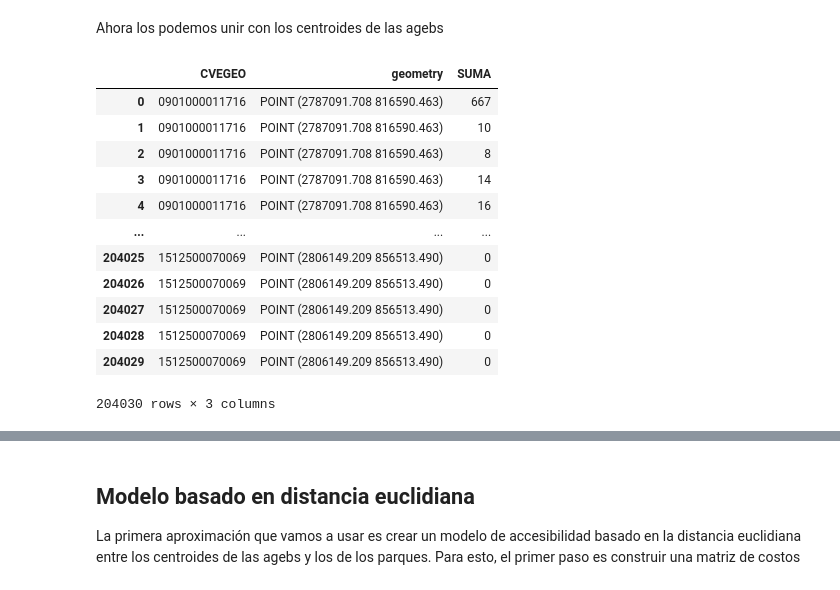
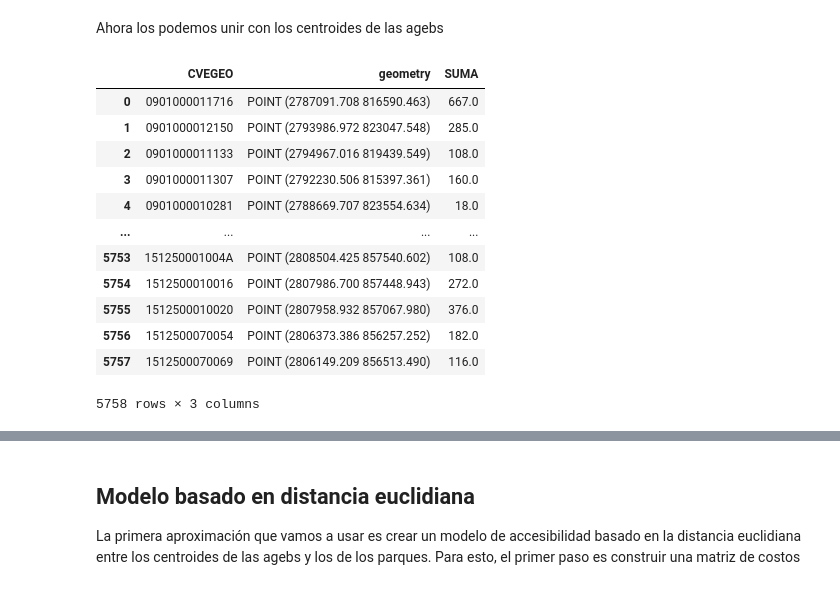
Before and after one commit to davidmacer/temas-selectos-geoinformatica, a Jupyter notebook: accesibilidad/accesibilidad_escuelas.ipynb, the cells around one changed output, grey strips where cells are left out. Saved outputs shown, nothing was run; the diff lists cells and outputs as text; code cells hidden in the pictures.

Commit message:
Filtra las agebs con el límite metropolitano.

```diff
--- a/accesibilidad/accesibilidad_escuelas.ipynb
+++ b/accesibilidad/accesibilidad_escuelas.ipynb
@@ -144,7 +142,7 @@ Como vamos a trabajar la accesibilidad en primera instancia sólo entre los cent
 
 **Nota:** vamos a hacer una copia de las capas para usdar los centroides, en caso de que queramos después usar las geometrías originales
 # %%
-#from geopandas.tools import sjoin
+from geopandas.tools import sjoin
 
-#escuelas_zm_gdf = sjoin(escuelas_zm_gdf, limite_metropolitano)
-#agebs_zmvm = sjoin(agebs_todas, limite_metropolitano)
+escuelas_zm_gdf = sjoin(escuelas_zm_gdf, limite_metropolitano)
+agebs_zmvm = sjoin(agebs_todas, limite_metropolitano)
@@ -151,9 +154,9 @@ Como vamos a trabajar la accesibilidad en primera instancia sólo entre los cent
 # %%
 # Nos quedamos sólo con los campos que queremos
-agebs_todas_centroides = agebs_todas.copy()
-agebs_todas_centroides['geometry'] = agebs_todas_centroides.centroid
+agebs_zmvm_centroides = agebs_zmvm.copy()
+agebs_zmvm_centroides['geometry'] = agebs_zmvm_centroides.centroid
 # Nos quedamos sólo con los campos que queremos
-agebs_todas_centroides = agebs_todas_centroides.loc[:, ['CVEGEO', 'geometry']]
+agebs_zmvm_centroides = agebs_zmvm_centroides.loc[:, ['CVEGEO', 'geometry']]
 # Nos conviene tener una columna que identifique a cada parque
 escuelas_zm_gdf = escuelas_zm_gdf[~escuelas_zm_gdf.geometry.is_empty]
 escuelas_zm_gdf = escuelas_zm_gdf.reset_index().rename({'Clave del centro de trabajo':'id_escuela'}, axis=1)
@@ -174,7 +177,7 @@ datos_cdmx = pd.read_csv("./datos/conjunto_de_datos_ageb_urbana_09_cpv2020.zip",
 datos_edomex = pd.read_csv("./datos/conjunto_de_datos_ageb_urbana_15_cpv2020.zip", dtype={'ENTIDAD':str, 'MUN':str, 'LOC':str, 'AGEB':str})
 datos_zmvm = pd.concat([datos_cdmx, datos_edomex])
 # seleccionamos las filas que contienen los totales para cada AGEB
-#datos_zmvm = datos_zmvm.loc[datos_cdmx['NOM_LOC'] == 'Total AGEB urbana', :]
+datos_zmvm = datos_zmvm.loc[datos_zmvm['NOM_LOC'] == 'Total AGEB urbana', :]
 # Construimos una columna con la clave de ageb
 datos_zmvm['CVEGEO'] = datos_zmvm['ENTIDAD'] + datos_zmvm['MUN'] + datos_zmvm['LOC'] + datos_zmvm['AGEB']
 # %%
@@ -189,23 +192,23 @@ datos_zmvm = datos_zmvm.loc[:, ['CVEGEO', 'SUMA']]
 # %% [markdown]
 Ahora los podemos unir con los centroides de las agebs
 # %%
-agebs_todas_centroides = agebs_todas_centroides.merge(datos_zmvm, on="CVEGEO", how="inner")
+agebs_zmvm_centroides = agebs_zmvm_centroides.merge(datos_zmvm, on="CVEGEO", how="inner")
 # eliminamos datos_zmvm porque ya no lo vmos a usar y ocupa mucha memoria
 datos_zmvm = None
-agebs_todas_centroides
+agebs_zmvm_centroides
 # %% [output]
 |  | CVEGEO | geometry | SUMA |
-| 0 | 0901000011716 | POINT (2787091.708 816590.463) | 667 |
-| 1 | 0901000011716 | POINT (2787091.708 816590.463) | 10 |
-| 2 | 0901000011716 | POINT (2787091.708 816590.463) | 8 |
-| 3 | 0901000011716 | POINT (2787091.708 816590.463) | 14 |
-| 4 | 0901000011716 | POINT (2787091.708 816590.463) | 16 |
+| 0 | 0901000011716 | POINT (2787091.708 816590.463) | 667.0 |
+| 1 | 0901000012150 | POINT (2793986.972 823047.548) | 285.0 |
+| 2 | 0901000011133 | POINT (2794967.016 819439.549) | 108.0 |
+| 3 | 0901000011307 | POINT (2792230.506 815397.361) | 160.0 |
+| 4 | 0901000010281 | POINT (2788669.707 823554.634) | 18.0 |
 | ... | ... | ... | ... |
-| 204025 | 1512500070069 | POINT (2806149.209 856513.490) | 0 |
-| 204026 | 1512500070069 | POINT (2806149.209 856513.490) | 0 |
-| 204027 | 1512500070069 | POINT (2806149.209 856513.490) | 0 |
-| 204028 | 1512500070069 | POINT (2806149.209 856513.490) | 0 |
-| 204029 | 1512500070069 | POINT (2806149.209 856513.490) | 0 |
+| 5753 | 151250001004A | POINT (2808504.425 857540.602) | 108.0 |
+| 5754 | 1512500010016 | POINT (2807986.700 857448.943) | 272.0 |
+| 5755 | 1512500010020 | POINT (2807958.932 857067.980) | 376.0 |
+| 5756 | 1512500070054 | POINT (2806373.386 856257.252) | 182.0 |
+| 5757 | 1512500070069 | POINT (2806149.209 856513.490) | 116.0 |
-204030 rows × 3 columns
+5758 rows × 3 columns
 # %%
 # Aquí vamos a guardar todos los datos como pickle para usarlos en otros notebooks
```
Also changed, not shown: parts of 7 cells of this notebook.
